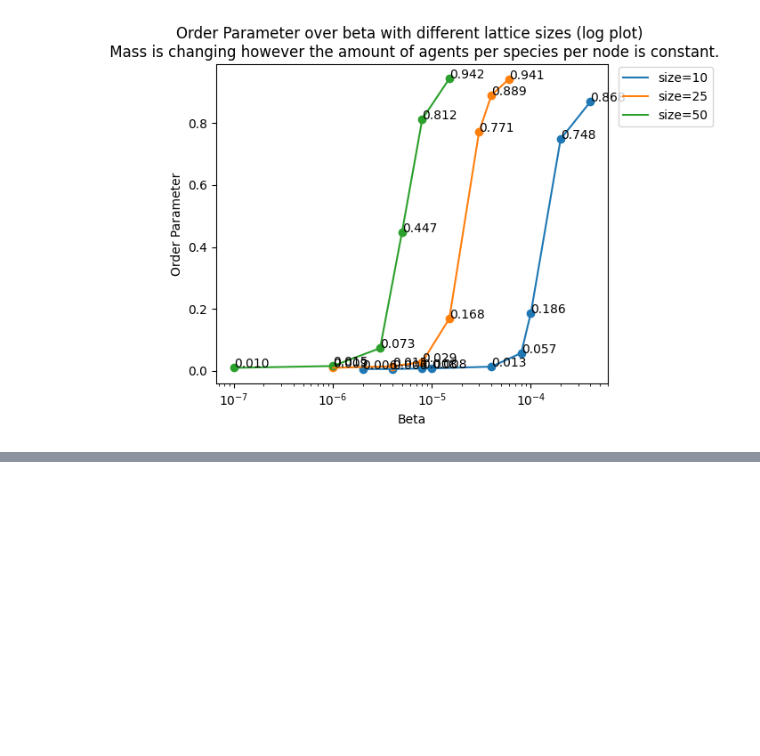
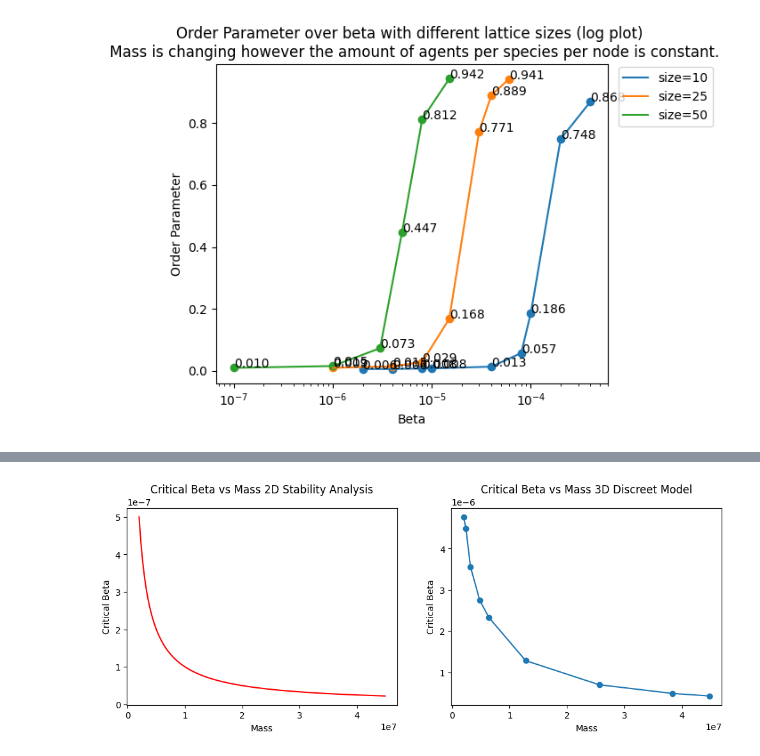
Before and after one commit to yustarandomname/territories-in-three-dimensions, a Jupyter notebook: plot-data/orderparams.ipynb, the cells around one changed output, grey strips where cells are left out. Cells and saved outputs as stored; diff of their text form; code cells hidden in the pictures; blank space fills up the shorter version.

```diff
--- a/plot-data/orderparams.ipynb
+++ b/plot-data/orderparams.ipynb
@@ -498,0 +568,90 @@ fig.show()
+# %%
+# Lattice size = 20
+# iterations = 50 000
+# Total mass per species = Variable
+# Beta = Variable
+# Gamma = 0.5
+# Lambda = 0.5
+
+masses_per_species_with_approx_critical_beta = {
+    "1_000_000": {
+        "over": {"beta": 5e-6, "order_param": 0.010605389290576306},
+        "under": {"beta": 4.4e-6, "order_param": 0.00900553530514639},
+    },
+    "1_200_000": {
+        "over": {"beta": 4.5e-6, "order_param": 0.010030701448545232},
+        "under": {"beta": 4.4e-6, "order_param": 0.009613688500768491},
+    },
+    "1_600_000": {
+        "over": {"beta": 4e-6, "order_param": 0.012465702550012447},
+        "under": {"beta": 3e-6, "order_param": 0.006877975353287991},
+    },
+    "2_400_000": {
+        "over": {"beta": 3e-6, "order_param": 0.012789843255848254},
+        "under": {"beta": 2.5e-6, "order_param": 0.007214229108326337},
+    },
+    "3_200_000": {
+        "over": {"beta": 2.5e-6, "order_param": 0.012934357165436547},
+        "under": {"beta": 2.2e-6, "order_param": 0.007807194535832243},
+    },
+    "6_400_000": {
+        "over": {"beta": 1.4e-6, "order_param": 0.01621520857575315},
+        "under": {"beta": 1.2e-6, "order_param": 0.005791238254117009},
+    },
+    "12_800_000": {
+        "over": {"beta": 7.1e-7, "order_param": 0.01264055732899372},
+        "under": {"beta": 6.9e-7, "order_param": 0.009059955465463544},
+    },
+    "19_200_000": {
+        "over": {"beta": 5e-7, "order_param": 0.01648507518175625},
+        "under": {"beta": 4.8e-7, "order_param": 0.008675341075132539},
+    },
+    "22_400_000": {
+        "over": {"beta": 4.4e-7, "order_param": 0.025272879107708635},
+        "under": {"beta": 4.2e-7, "order_param": 0.0086422342830665},
+    },
+}
+
+target = 0.01
+
+fig, ax = plt.subplots(1, 2, figsize=(12, 4))
+
+
+# The beta value that would correspond to the target order parameter is
+# linearly interpolated between the two closest order parameters values
+def lerp_beta(x):
+    over = x["over"]
+    under = x["under"]
+
+    delta_over = over["order_param"] - target
+    delta_under = target - under["order_param"]
+    delta_sum = delta_over + delta_under
+    return (
+        over["beta"] * delta_under / delta_sum + under["beta"] * delta_over / delta_sum
+    )
+
+mass_critical_betas = map(
+    lambda x: lerp_beta(x), masses_per_species_with_approx_critical_beta.values()
+)
+total_mass = list(
+    map(lambda x: int(x) * 2, masses_per_species_with_approx_critical_beta.keys())
+)
+critical_betas = list(mass_critical_betas)
+print(list(critical_betas))
+
+ax[1].title.set_text("  Critical Beta vs Mass 3D Discreet Model  ")
+ax[1].plot(total_mass, critical_betas)
+ax[1].scatter(total_mass, critical_betas)
+ax[1].set_xlabel("Mass")
+ax[1].set_ylabel("Critical Beta")
+
+x_cords = range(2_000_000, 45_000_000, 100_000)
+y_cords = [1 / x for x in x_cords]
+
+ax[0].title.set_text("Critical Beta vs Mass 2D Stability Analysis")
+ax[0].plot(x_cords, y_cords, color="red")
+ax[0].set_xlabel("Mass")
+ax[0].set_ylabel("Critical Beta")
+
+plt.show()
+# %% [output]
@@ -498,0 +659 @@ fig.show()
+[figure, added]
```
Also changed, not shown: parts of 3 cells of this notebook, 14 other files.
